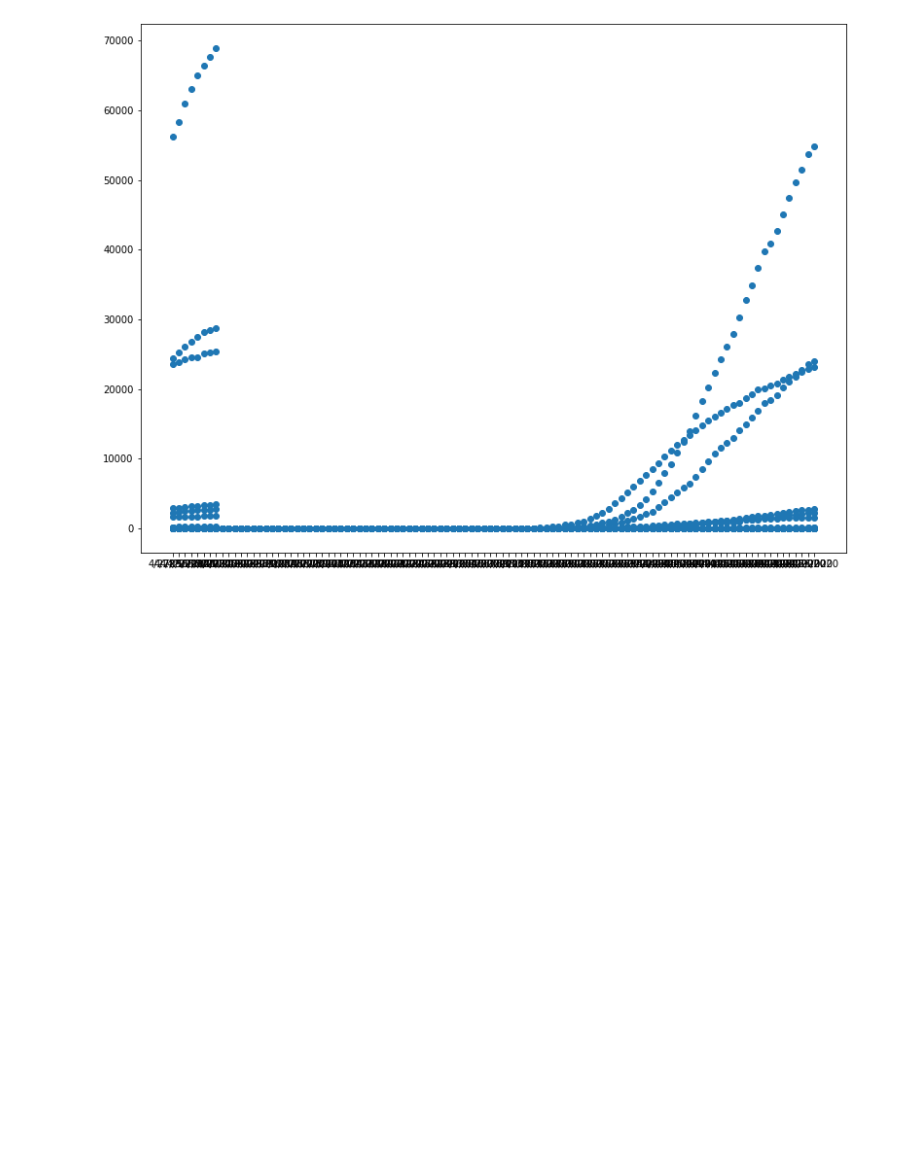
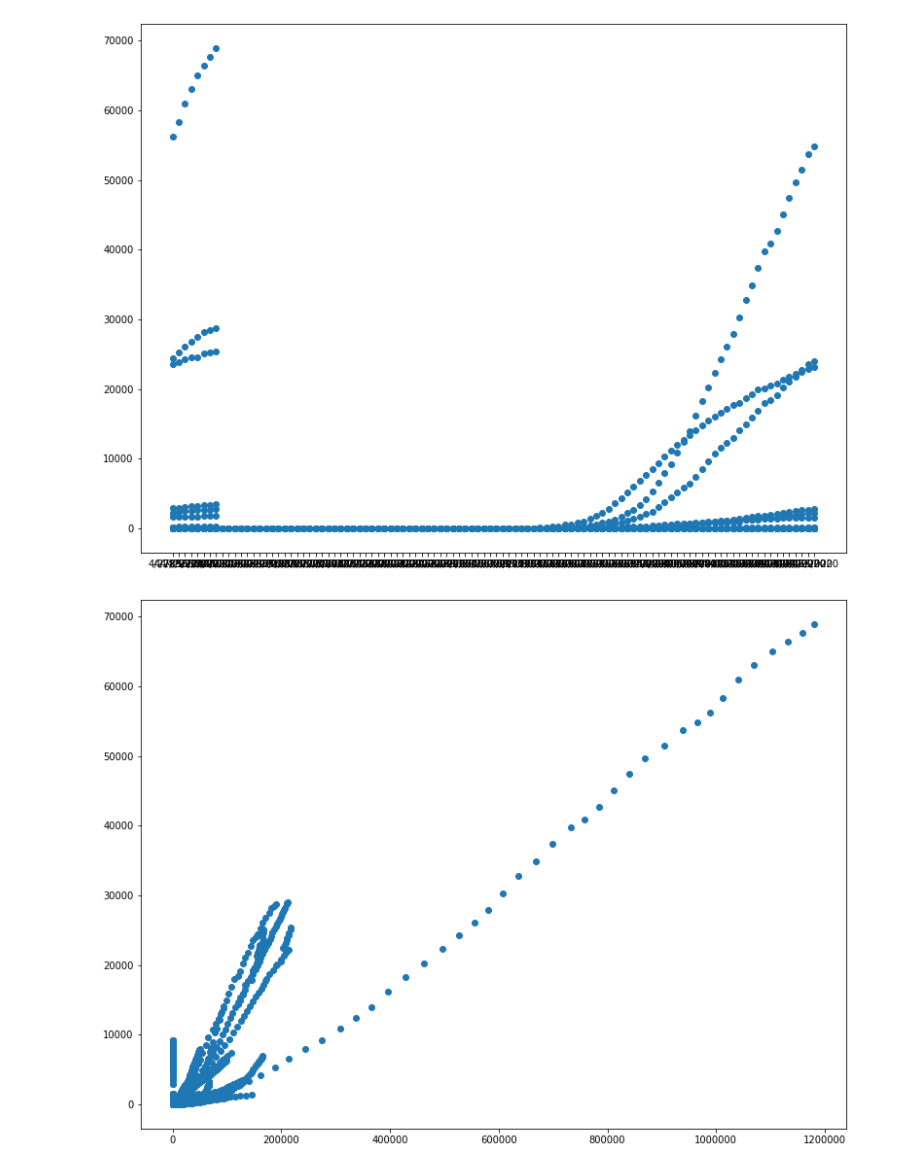
Before and after one commit to mzs9540/covid19, a Jupyter notebook: ml/FirstTry.ipynb, the cells around one changed output. Drawn from its saved outputs; the diff is of its cells as text; code cells hidden in the pictures; blank space fills up the shorter version.

```diff
--- a/ml/FirstTry.ipynb
+++ b/ml/FirstTry.ipynb
@@ -46,3 +42,8 @@ ax.scatter(df['date'][-5000:], df['deaths'][-5000:])
 # %% [output]
 <matplotlib.collections.PathCollection at 0x...>
 [figure]
+# %%
+fig, ax = plt.subplots(figsize=(13, 10))
+ax.scatter(df['confirmed'], df['deaths']);
+# %% [output]
+[figure, added]
```
Also changed, not shown: parts of 47 cells of this notebook, 44 other files.
